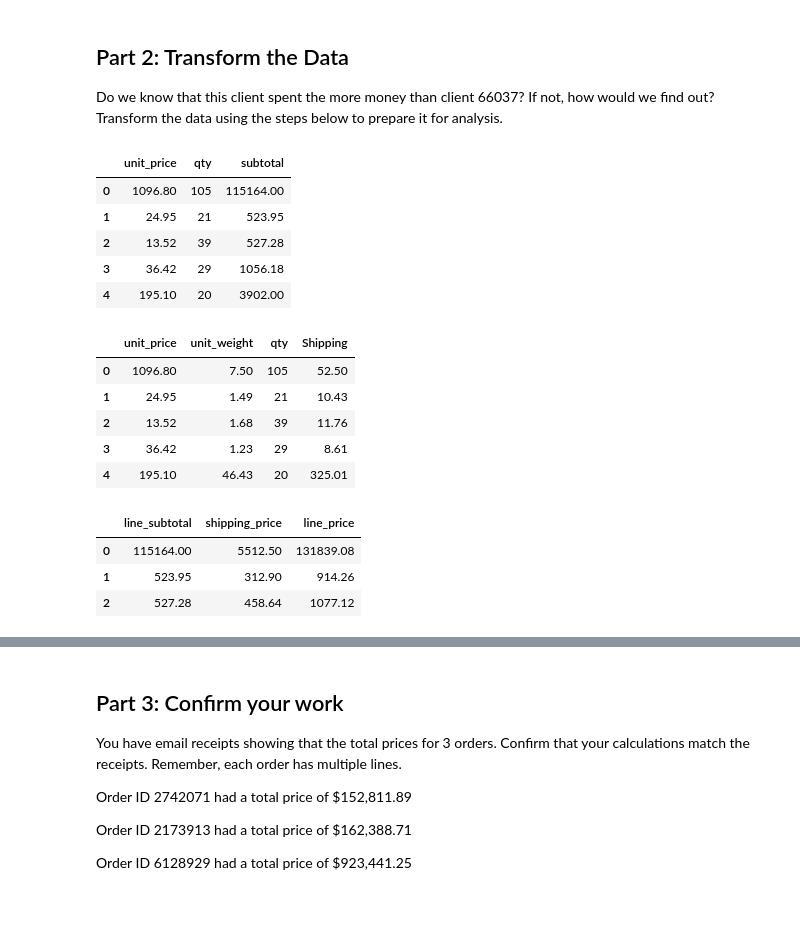
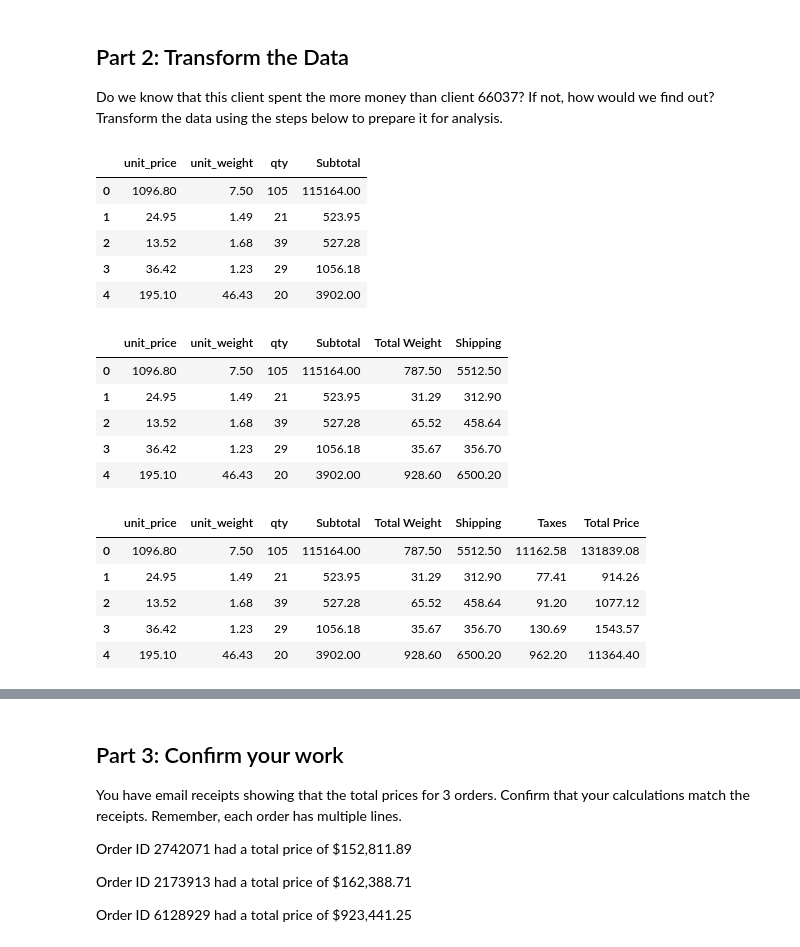
Before and after one commit to knox135/pandas-challenge-1, a Jupyter notebook: module_4_challenge.ipynb, the cells around one changed output, grey strips where cells are left out. Saved outputs shown, nothing was run; the diff lists cells and outputs as text; code cells hidden in the pictures; blank space fills up the shorter version.

```diff
--- a/module_4_challenge.ipynb
+++ b/module_4_challenge.ipynb
@@ -130,52 +130,61 @@ Do we know that this client spent the more money than client 66037? If not, how
 # subtotal for each line using the unit_price
 # and the qty
 subtotal_df = df [[
-    "unit_price", "qty"
+    "unit_price", "unit_weight",  "qty"
 ]].copy()
 
-#subtotal_df.head()
-
-subtotal_df['subtotal'] = subtotal_df.apply(lambda row: row['unit_price'] * row['qty'], axis=1)
+subtotal_df['Subtotal'] = subtotal_df.apply(lambda row: row['unit_price'] * row['qty'], axis=1)
 subtotal_df.head()
 # %% [output]
-|  | unit_price | qty | subtotal |
-| 0 | 1096.80 | 105 | 115164.00 |
-| 1 | 24.95 | 21 | 523.95 |
-| 2 | 13.52 | 39 | 527.28 |
-| 3 | 36.42 | 29 | 1056.18 |
-| 4 | 195.10 | 20 | 3902.00 |
+|  | unit_price | unit_weight | qty | Subtotal |
+| 0 | 1096.80 | 7.50 | 105 | 115164.00 |
+| 1 | 24.95 | 1.49 | 21 | 523.95 |
+| 2 | 13.52 | 1.68 | 39 | 527.28 |
+| 3 | 36.42 | 1.23 | 29 | 1056.18 |
+| 4 | 195.10 | 46.43 | 20 | 3902.00 |
 # %%
 # Create a column for shipping price.
 # Assume a shipping price of $7 per pound
 # for orders over 50 pounds and $10 per
 # pound for items 50 pounds or under.
-shipping_df = df[[
-    "unit_price", "unit_weight", "qty"
-]].copy()
+
+def total_weight(row):
+    return row['unit_weight'] * row['qty']
+subtotal_df['Total Weight'] = subtotal_df.apply(total_weight, axis = 1)
 
 def shipping_price(row):
-    if row['unit_weight'] >= 50:
-        return row['unit_weight'] * 10.00
-    return row['unit_weight'] * 7.00
 
-shipping_df['Shipping'] = shipping_df.apply(shipping_price, axis=1)
-shipping_df.head()
+    if row['Total Weight'] > 50:
+        return row['Total Weight'] * 7.00
+    elif row["unit_weight"] <= 50:
+        return row['Total Weight'] * 10.00
+
+subtotal_df['Shipping'] = subtotal_df.apply(shipping_price, axis=1)
+subtotal_df.head()
 # %% [output]
-|  | unit_price | unit_weight | qty | Shipping |
-| 0 | 1096.80 | 7.50 | 105 | 52.50 |
-| 1 | 24.95 | 1.49 | 21 | 10.43 |
-| 2 | 13.52 | 1.68 | 39 | 11.76 |
-| 3 | 36.42 | 1.23 | 29 | 8.61 |
-| 4 | 195.10 | 46.43 | 20 | 325.01 |
+|  | unit_price | unit_weight | qty | Subtotal | Total Weight | Shipping |
+| 0 | 1096.80 | 7.50 | 105 | 115164.00 | 787.50 | 5512.50 |
+| 1 | 24.95 | 1.49 | 21 | 523.95 | 31.29 | 312.90 |
+| 2 | 13.52 | 1.68 | 39 | 527.28 | 65.52 | 458.64 |
+| 3 | 36.42 | 1.23 | 29 | 1056.18 | 35.67 | 356.70 |
+| 4 | 195.10 | 46.43 | 20 | 3902.00 | 928.60 | 6500.20 |
 # %%
 # Create a column for the total price
 # using the subtotal and the shipping price
 # along with a sales tax of 9.25%
+subtotal_df['Taxes'] = subtotal_df.apply(lambda row: (row['Subtotal'] + row['Shipping']) * 0.0925, axis=1)
+subtotal_df["Taxes"] = subtotal_df["Taxes"].apply(lambda x: round(x, 2))
+subtotal_df["Total Price"] = subtotal_df.apply(lambda row: row['Subtotal'] + row['Taxes'] + row['Shipping'], axis=1)
+subtotal_df["Total Price"] = subtotal_df["Total Price"].apply(lambda x: round(x, 2))
+
+subtotal_df.head()
 # %% [output]
-|  | line_subtotal | shipping_price | line_price |
-| 0 | 115164.00 | 5512.50 | 131839.08 |
-| 1 | 523.95 | 312.90 | 914.26 |
-| 2 | 527.28 | 458.64 | 1077.12 |
+|  | unit_price | unit_weight | qty | Subtotal | Total Weight | Shipping | Taxes | Total Price |
+| 0 | 1096.80 | 7.50 | 105 | 115164.00 | 787.50 | 5512.50 | 11162.58 | 131839.08 |
+| 1 | 24.95 | 1.49 | 21 | 523.95 | 31.29 | 312.90 | 77.41 | 914.26 |
+| 2 | 13.52 | 1.68 | 39 | 527.28 | 65.52 | 458.64 | 91.20 | 1077.12 |
+| 3 | 36.42 | 1.23 | 29 | 1056.18 | 35.67 | 356.70 | 130.69 | 1543.57 |
+| 4 | 195.10 | 46.43 | 20 | 3902.00 | 928.60 | 6500.20 | 962.20 | 11364.40 |
 # %%
 # Create a column for the cost
 # of each line using unit cost, qty, and
```
Also changed, not shown: parts of 3 cells of this notebook.
